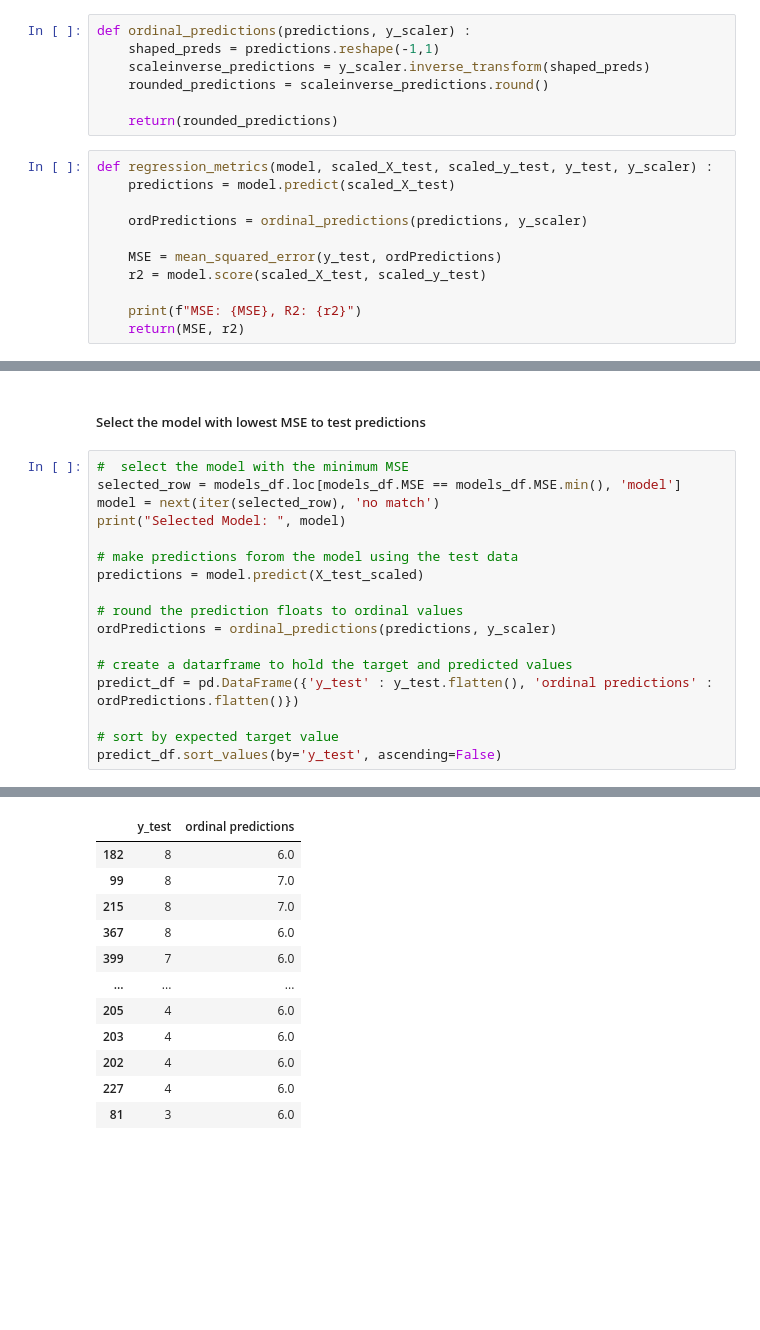
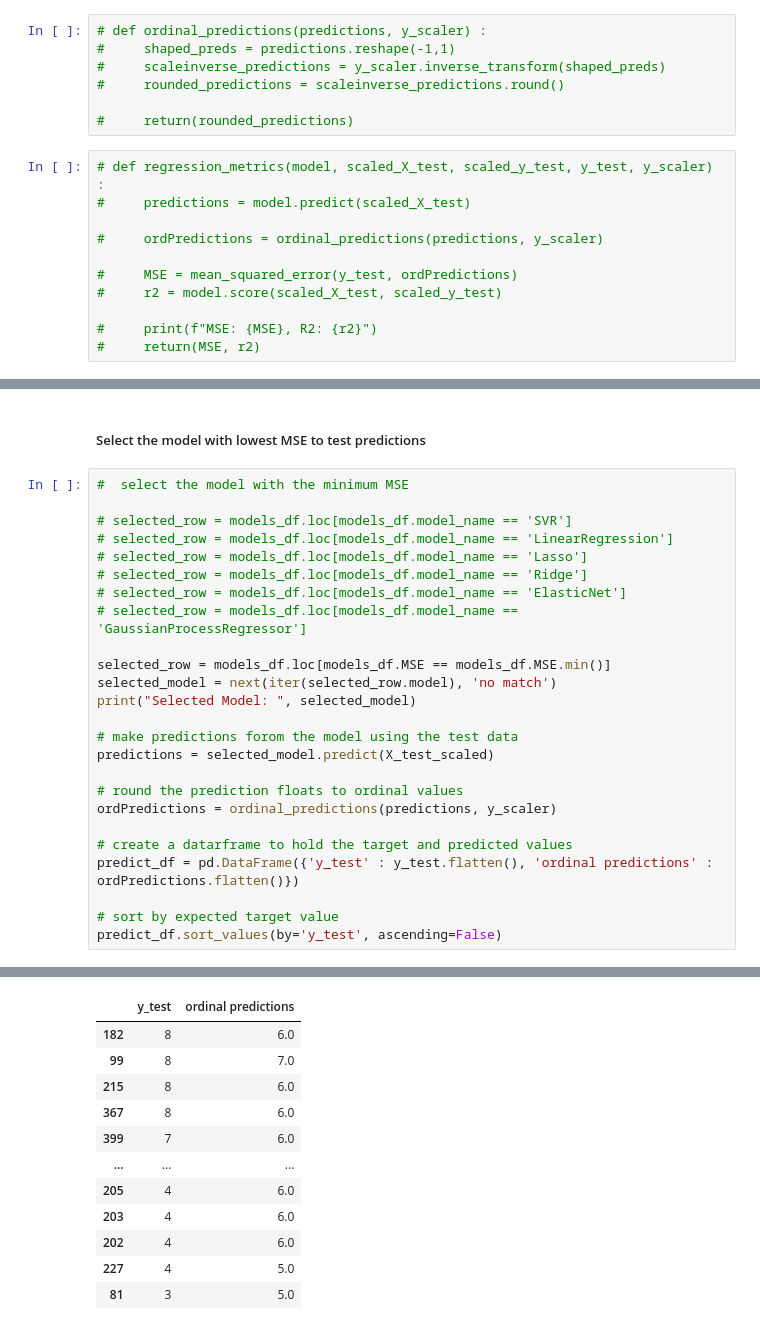
Before and after one commit to JimCDabc/Project_3_Wine-inator, a Jupyter notebook: static/ml/redwine_initial_regressors.ipynb, the cells around one changed output, grey strips where cells are left out. Cells and saved outputs as stored; diff of their text form; blank space fills up the shorter version.

Commit message:
metric ustils and saved regressor models + yscalers

```diff
--- a/static/ml/redwine_initial_regressors.ipynb
+++ b/static/ml/redwine_initial_regressors.ipynb
@@ -363,21 +369,21 @@ function to calculate MSE and R2 based on model
 # %%
-def ordinal_predictions(predictions, y_scaler) :
-    shaped_preds = predictions.reshape(-1,1)
-    scaleinverse_predictions = y_scaler.inverse_transform(shaped_preds)
-    rounded_predictions = scaleinverse_predictions.round()
+# def ordinal_predictions(predictions, y_scaler) :
+#     shaped_preds = predictions.reshape(-1,1)
+#     scaleinverse_predictions = y_scaler.inverse_transform(shaped_preds)
+#     rounded_predictions = scaleinverse_predictions.round()
 
-    return(rounded_predictions)
+#     return(rounded_predictions)
 # %%
-def regression_metrics(model, scaled_X_test, scaled_y_test, y_test, y_scaler) :
-    predictions = model.predict(scaled_X_test)
+# def regression_metrics(model, scaled_X_test, scaled_y_test, y_test, y_scaler) :
+#     predictions = model.predict(scaled_X_test)
 
-    ordPredictions = ordinal_predictions(predictions, y_scaler)
+#     ordPredictions = ordinal_predictions(predictions, y_scaler)
 
-    MSE = mean_squared_error(y_test, ordPredictions)
-    r2 = model.score(scaled_X_test, scaled_y_test)
+#     MSE = mean_squared_error(y_test, ordPredictions)
+#     r2 = model.score(scaled_X_test, scaled_y_test)
 
-    print(f"MSE: {MSE}, R2: {r2}")
-    return(MSE, r2)
+#     print(f"MSE: {MSE}, R2: {r2}")
+#     return(MSE, r2)
 # %% [markdown]
 ##### Use a json list to hold regression models and metrics
 # %%
@@ -511,12 +517,20 @@ models_df
 ##### Select the model with lowest MSE to test predictions
 # %%
 #  select the model with the minimum MSE
-selected_row = models_df.loc[models_df.MSE == models_df.MSE.min(), 'model']
-model = next(iter(selected_row), 'no match')
-print("Selected Model: ", model)
+
+# selected_row = models_df.loc[models_df.model_name == 'SVR']
+# selected_row = models_df.loc[models_df.model_name == 'LinearRegression']
+# selected_row = models_df.loc[models_df.model_name == 'Lasso']
+# selected_row = models_df.loc[models_df.model_name == 'Ridge']
+# selected_row = models_df.loc[models_df.model_name == 'ElasticNet']
+# selected_row = models_df.loc[models_df.model_name == 'GaussianProcessRegressor']
+
+selected_row = models_df.loc[models_df.MSE == models_df.MSE.min()]
+selected_model = next(iter(selected_row.model), 'no match')
+print("Selected Model: ", selected_model)
 
 # make predictions forom the model using the test data
-predictions = model.predict(X_test_scaled)
+predictions = selected_model.predict(X_test_scaled)
 
 # round the prediction floats to ordinal values
 ordPredictions = ordinal_predictions(predictions, y_scaler)
@@ -533,14 +546,14 @@ Selected Model:  GaussianProcessRegressor(alpha=0.1, copy_X_train=True, kernel=N
 |  | y_test | ordinal predictions |
 | 182 | 8 | 6.0 |
 | 99 | 8 | 7.0 |
-| 215 | 8 | 7.0 |
+| 215 | 8 | 6.0 |
 | 367 | 8 | 6.0 |
 | 399 | 7 | 6.0 |
 | ... | ... | ... |
 | 205 | 4 | 6.0 |
 | 203 | 4 | 6.0 |
 | 202 | 4 | 6.0 |
-| 227 | 4 | 6.0 |
-| 81 | 3 | 6.0 |
+| 227 | 4 | 5.0 |
+| 81 | 3 | 5.0 |
 400 rows × 2 columns
 # %%
```
Also changed, not shown: parts of 12 cells of this notebook, 26 other files.
